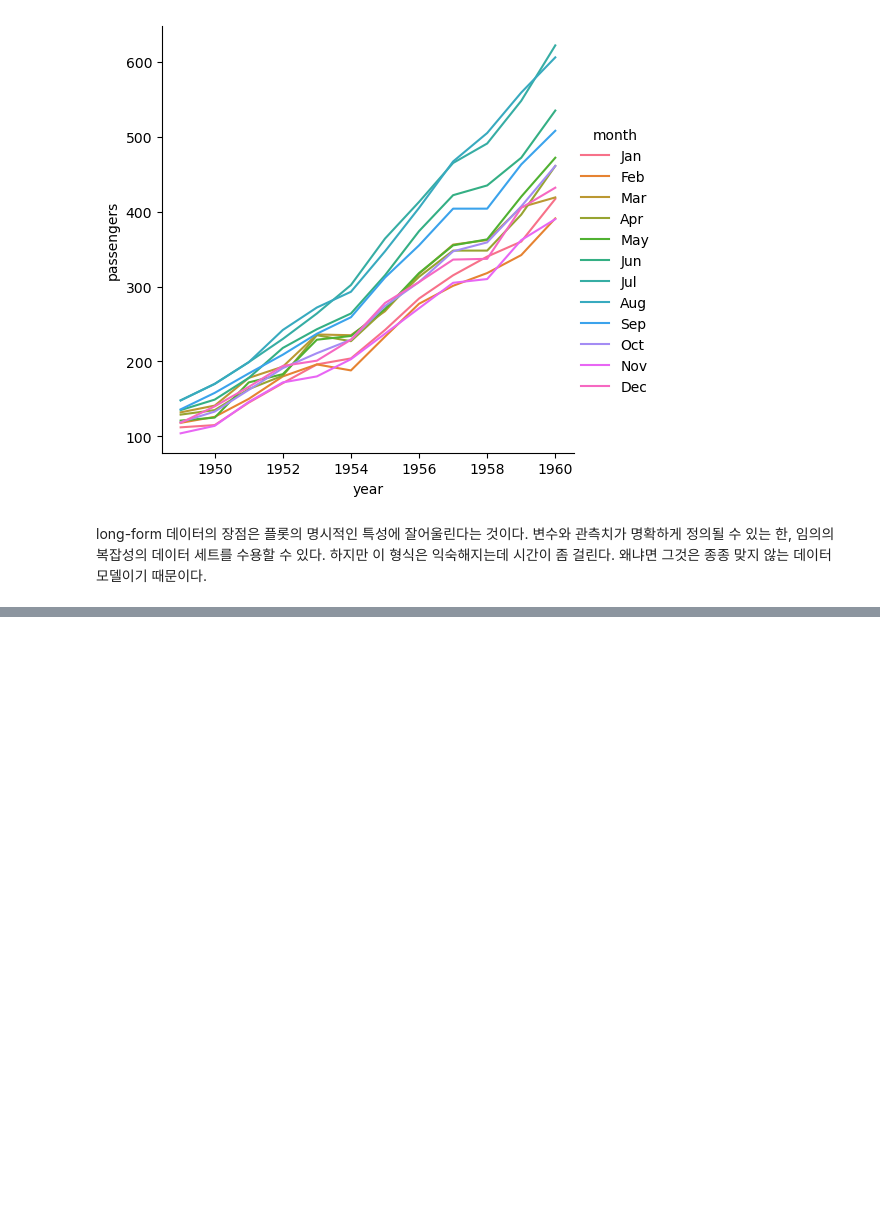
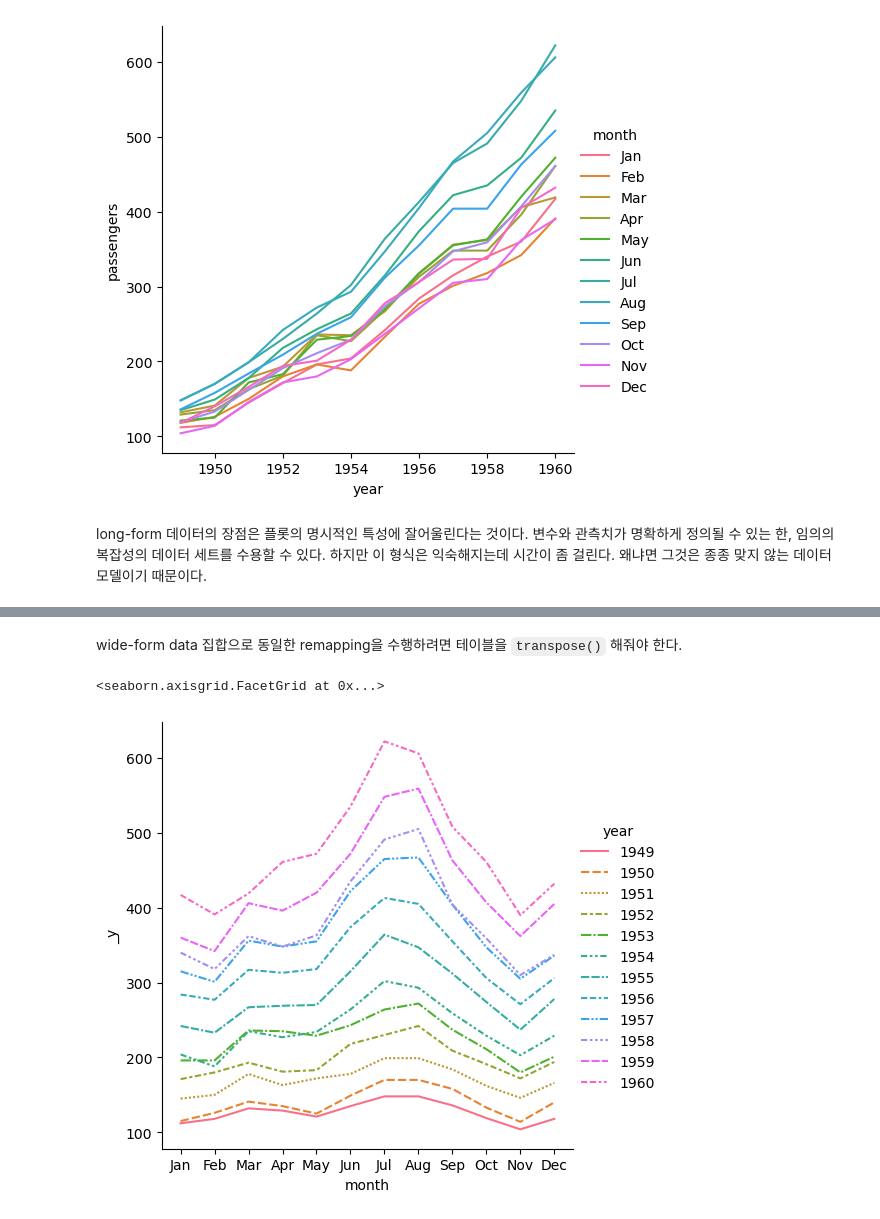
Before and after one commit to woOONi/LIKELION_AIschool, a Jupyter notebook: SeabornTutorial/User guide and tutorial/0301 Long-form vs. wide-form data.ipynb, the cells around one changed output, grey strips where cells are left out. Cells and saved outputs as stored; diff of their text form; code cells hidden in the pictures; blank space fills up the shorter version.

```diff
--- a/SeabornTutorial/User guide and tutorial/0301 Long-form vs. wide-form data.ipynb
+++ b/SeabornTutorial/User guide and tutorial/0301 Long-form vs. wide-form data.ipynb
@@ -36,0 +73,7 @@ long-form 데이터의 장점은 플롯의 명시적인 특성에 잘어울린
+# %% [markdown]
+wide-form data 집합으로 동일한 remapping을 수행하려면 테이블을 `transpose()` 해줘야 한다.
+# %%
+sns.relplot(data = flights_wide.transpose(), kind = 'line')
+# %% [output]
+<seaborn.axisgrid.FacetGrid at 0x...>
+[figure, added]
```
Also changed, not shown: parts of 9 cells of this notebook.
